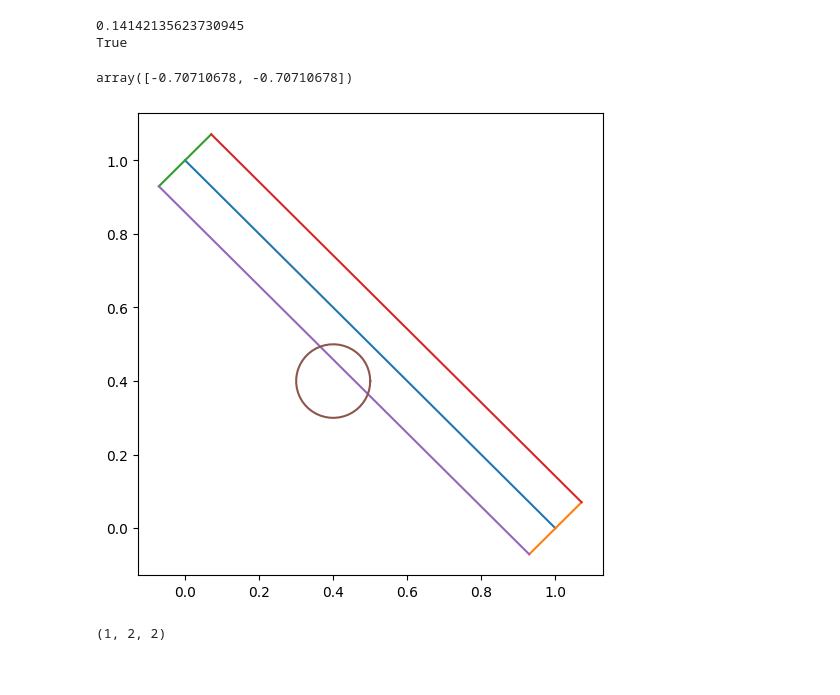
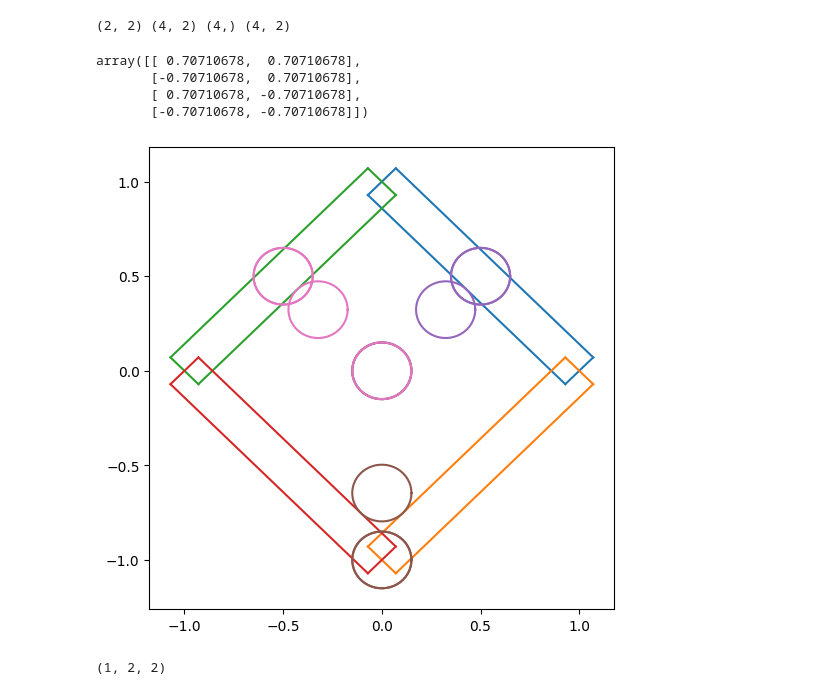
Before and after one commit to averyparr/active-brownian-tiling, a Jupyter notebook: src/wall_tests.ipynb, the cells around one changed output. Drawn from its saved outputs; the diff is of its cells as text; code cells hidden in the pictures.

Commit message:
add basic wall support

```diff
--- a/src/wall_tests.ipynb
+++ b/src/wall_tests.ipynb
@@ -27,22 +33,58 @@ def circle(pos,radius):
-# %%
-plot_line(w1,w2)
-plot_line(w1-n12/10,w1+n12/10)
-plot_line(w2-n12/10,w2+n12/10)
-plot_line(w2-n12/10,w1-n12/10)
-plot_line(w2+n12/10,w1+n12/10)
-
-r = np.array((0.4,0.4))
-dist_along_wall = (r-w1) @ w12
-dist_from_wall = (r-(w1+w2)/2) @ n12
-print(dist_from_wall)
-print(0<dist_along_wall<1.)
-
-circle(r,0.1)
-# %% [output]
-0.14142135623730945
-True
-array([-0.70710678, -0.70710678])
-[figure, removed]
+# %%
+wall_starts = np.array([e1,e1,-e1,-e1])
+wall_ends = np.array([e2,-e2,e2,-e2])
+
+wall_midpoints = (wall_starts + wall_ends)/2
+
+wall_diffs = wall_ends - wall_starts
+wall_lengths = np.apply_along_axis(np.linalg.norm,1,wall_diffs)
+fraction_along_wall_vec = (wall_diffs.transpose() / wall_lengths**2).transpose()
+rot90_arr = np.array([[0,-1],[1,0]])
+distance_from_wall_vec = (wall_diffs.transpose() / wall_lengths).transpose() @ rot90_arr
+print(rot90_arr.shape,wall_diffs.shape,wall_lengths.shape,(wall_diffs.transpose() / wall_lengths).transpose().shape)
+
+distance_from_wall_vec
+# %% [output]
+(2, 2) (4, 2) (4,) (4, 2)
+array([[ 0.70710678,  0.70710678],
+       [-0.70710678,  0.70710678],
+       [ 0.70710678, -0.70710678],
+       [-0.70710678, -0.70710678]])
+# %%
+wall_thickness = 0.1
+particle_radius = 0.15
+
+for start,end in zip(wall_starts,wall_ends):
+    wall(start,end,wall_thickness)
+
+dist = 0.5
+
+delta = np.array([[[dist,dist]],[[0.,-1.]],[[-dist,dist]]])
+
+
+is_within_wall_parallel = np.abs(np.sum((r_vecs + delta - wall_midpoints) * fraction_along_wall_vec,axis=2)) < 0.5
+r_dot_normal_wall = np.sum((r_vecs - wall_midpoints) * distance_from_wall_vec,axis=2)
+dr_dot_normal_wall = np.sum(delta * distance_from_wall_vec, axis=2)
+distances_from_walls = r_dot_normal_wall + dr_dot_normal_wall
+is_close_to_wall_normal = np.abs(distances_from_walls) < wall_thickness + particle_radius
+hits_walls = is_within_wall_parallel & is_close_to_wall_normal
+# print(np.sum(np.expand_dims(hits_walls,axis=2) * delta * distance_from_wall_vec,axis=2) - hits_walls * distances_from_walls)
+
+# wall_correction = np.sign(r_dot_normal_wall) * (np.abs(distances_from_walls)-(wall_thickness + particle_radius))
+# wall_correction = np.expand_dims(wall_correction * hits_walls,2) * distance_from_wall_vec
+
+
+wall_correction = np.sign(dr_dot_normal_wall) * (np.abs(distances_from_walls)-(wall_thickness + particle_radius))
+wall_correction = np.expand_dims(wall_correction * hits_walls,2) * distance_from_wall_vec
+wall_correction = np.expand_dims(np.sum(wall_correction,axis=1),1)
+
+for r,dr,corr in zip(r_vecs.squeeze(),delta.squeeze(),wall_correction.squeeze()):
+    val = circle(r,particle_radius)
+    circle(r+dr,particle_radius,c=val.get_color())
+    circle(r+dr,particle_radius,c=val.get_color())
+    circle(r+dr+corr,particle_radius,c=val.get_color())
+# %% [output]
+[figure, added]
 # %%
 np.array([[[1.,0.],[0.,1.]]]).shape
 # %% [output]
```
Also changed, not shown: parts of 2 cells of this notebook, 2 other files.
